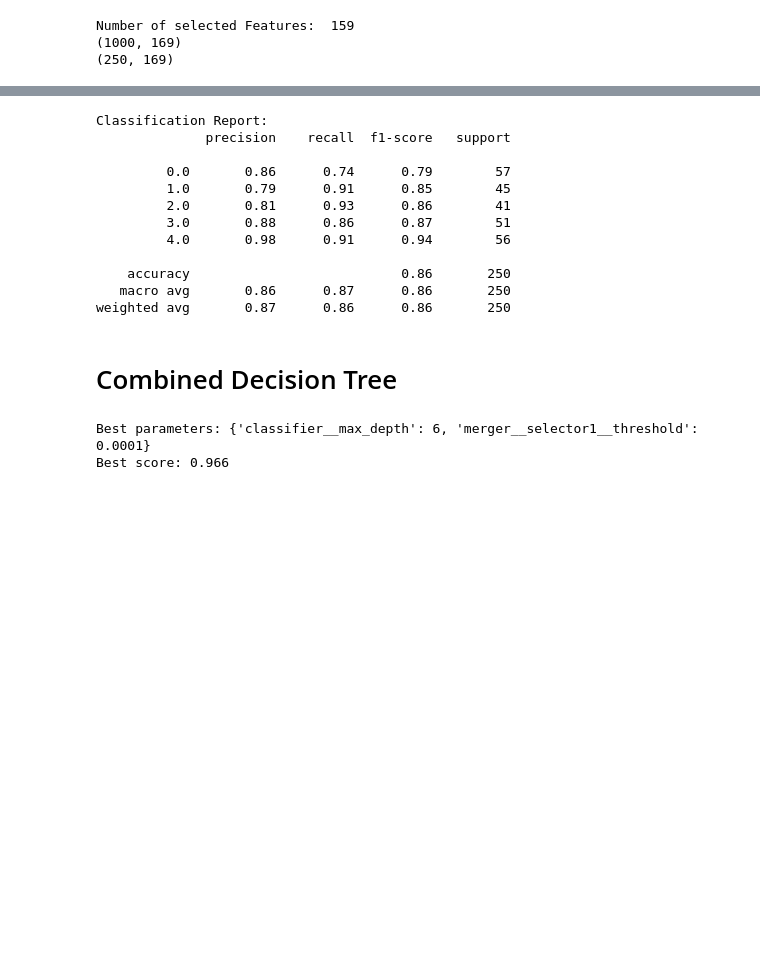
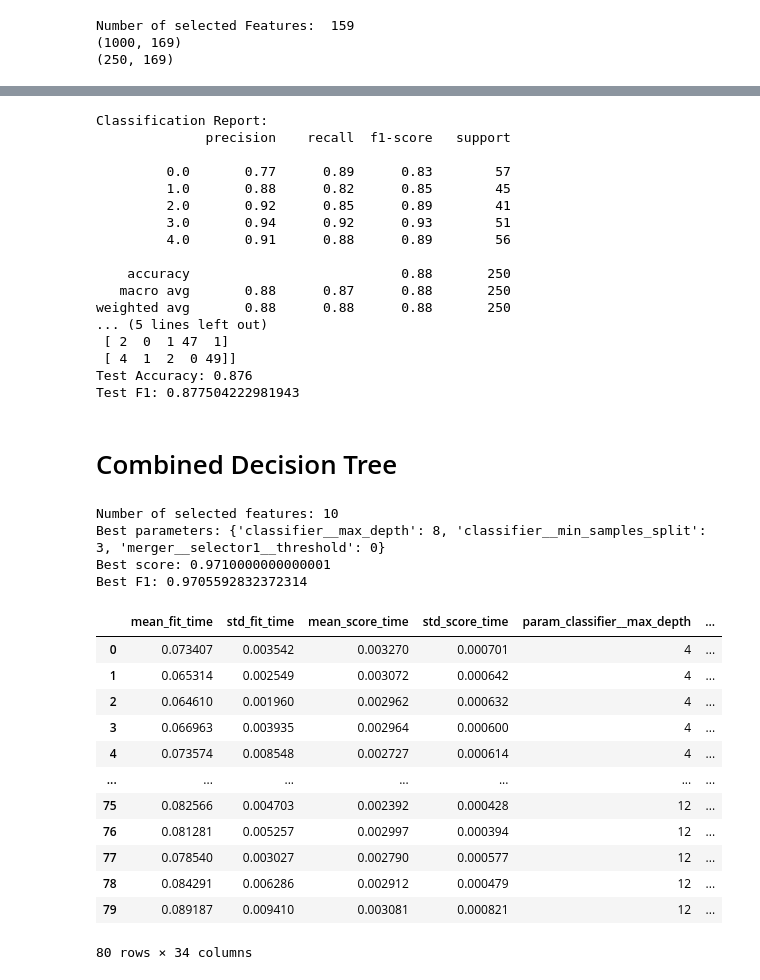
Before and after one commit to yshen267/LC-CC-Classifier, a Jupyter notebook: LCC_Classifier.ipynb, the cells around one changed output, grey strips where cells are left out. Drawn from its saved outputs; the diff is of its cells as text; code cells hidden in the pictures; blank space fills up the shorter version.

```diff
--- a/LCC_Classifier.ipynb
+++ b/LCC_Classifier.ipynb
@@ -396,19 +431,27 @@ lab_var_predict = best_var_lab.predict(X_lab_test)
 # Evaluate on test data
 print("Classification Report:")
 print(classification_report(y_lab_test, lab_var_predict))
+print("Confusion Matrix:\n", confusion_matrix(y_lab_test, lab_var_predict))
+print("Test Accuracy:", accuracy_score(y_lab_test, lab_var_predict))
+print("Test F1:", f1_score(y_lab_test, lab_var_predict, average='macro'))
 # %% [output]
 Classification Report:
               precision    recall  f1-score   support
 
-         0.0       0.86      0.74      0.79        57
-         1.0       0.79      0.91      0.85        45
-         2.0       0.81      0.93      0.86        41
-         3.0       0.88      0.86      0.87        51
-         4.0       0.98      0.91      0.94        56
+         0.0       0.77      0.89      0.83        57
+         1.0       0.88      0.82      0.85        45
+         2.0       0.92      0.85      0.89        41
+         3.0       0.94      0.92      0.93        51
+         4.0       0.91      0.88      0.89        56
 
-    accuracy                           0.86       250
-   macro avg       0.86      0.87      0.86       250
-weighted avg       0.87      0.86      0.86       250
+    accuracy                           0.88       250
+   macro avg       0.88      0.87      0.88       250
+weighted avg       0.88      0.88      0.88       250
+... (5 lines left out)
+ [ 2  0  1 47  1]
+ [ 4  1  2  0 49]]
+Test Accuracy: 0.876
+Test F1: 0.877504222981943
 # %% [markdown]
 # Combined Decision Tree
 # %%
@@ -418,6 +461,7 @@ class DataMerger(BaseEstimator, TransformerMixin):
 
     def fit(self, X, y=None):
         self.selector1.fit(X[:, :10], y)
+        self.selected_features_count = self.selector1.get_support().sum()
         return self
 
     def transform(self, X):
@@ -440,18 +484,42 @@ both_pipeline = Pipeline([
 
 both_param_grid = {
     'merger__selector1__threshold': [0, 5e-4, 1e-4, 2e-4],
-    'classifier__max_depth': [4, 6, 8, 10, 12]
+    'classifier__max_depth': [4, 6, 8, 10, 12],
+    'classifier__min_samples_split': [2, 3, 5, 10]
 }
 
-both_grid_search = GridSearchCV(both_pipeline, both_param_grid, cv=5, scoring='accuracy')
+both_grid_search = GridSearchCV(both_pipeline, both_param_grid, cv=10, scoring=('accuracy', 'f1_macro'), refit='accuracy')
 both_grid_search.fit(X_both_train_selected, y_both_train)
 
+best_pipeline = both_grid_search.best_estimator_
+print(f"Number of selected features: {best_pipeline.named_steps['merger'].selected_features_count}")
+
 # Check the best parameters
+both_results_df = pd.DataFrame(both_grid_search.cv_results_)
 print("Best parameters:", both_grid_search.best_params_)
-print("Best score:", both_grid_search.best_score_)
+print("Best Accuracy:", both_grid_search.best_score_)
+print("Best F1:", both_results_df.iloc[both_grid_search.best_index_, 31])
 # %% [output]
-Best parameters: {'classifier__max_depth': 6, 'merger__selector1__threshold': 0.0001}
-Best score: 0.966
+Number of selected features: 10
+Best parameters: {'classifier__max_depth': 8, 'classifier__min_samples_split': 3, 'merger__selector1__threshold': 0}
+Best score: 0.9710000000000001
+Best F1: 0.9705592832372314
+# %%
+both_results_df
+# %% [output]
+|  | mean_fit_time | std_fit_time | mean_score_time | std_score_time | param_classifier__max_depth | ... |
+| 0 | 0.073407 | 0.003542 | 0.003270 | 0.000701 | 4 | ... |
+| 1 | 0.065314 | 0.002549 | 0.003072 | 0.000642 | 4 | ... |
+| 2 | 0.064610 | 0.001960 | 0.002962 | 0.000632 | 4 | ... |
+| 3 | 0.066963 | 0.003935 | 0.002964 | 0.000600 | 4 | ... |
+| 4 | 0.073574 | 0.008548 | 0.002727 | 0.000614 | 4 | ... |
+| ... | ... | ... | ... | ... | ... | ... |
+| 75 | 0.082566 | 0.004703 | 0.002392 | 0.000428 | 12 | ... |
+| 76 | 0.081281 | 0.005257 | 0.002997 | 0.000394 | 12 | ... |
+| 77 | 0.078540 | 0.003027 | 0.002790 | 0.000577 | 12 | ... |
+| 78 | 0.084291 | 0.006286 | 0.002912 | 0.000479 | 12 | ... |
+| 79 | 0.089187 | 0.009410 | 0.003081 | 0.000821 | 12 | ... |
+80 rows × 34 columns
 # %%
 # Test
 best_both = both_grid_search.best_estimator_
```
Also changed, not shown: parts of 20 cells of this notebook, 1 other file.
